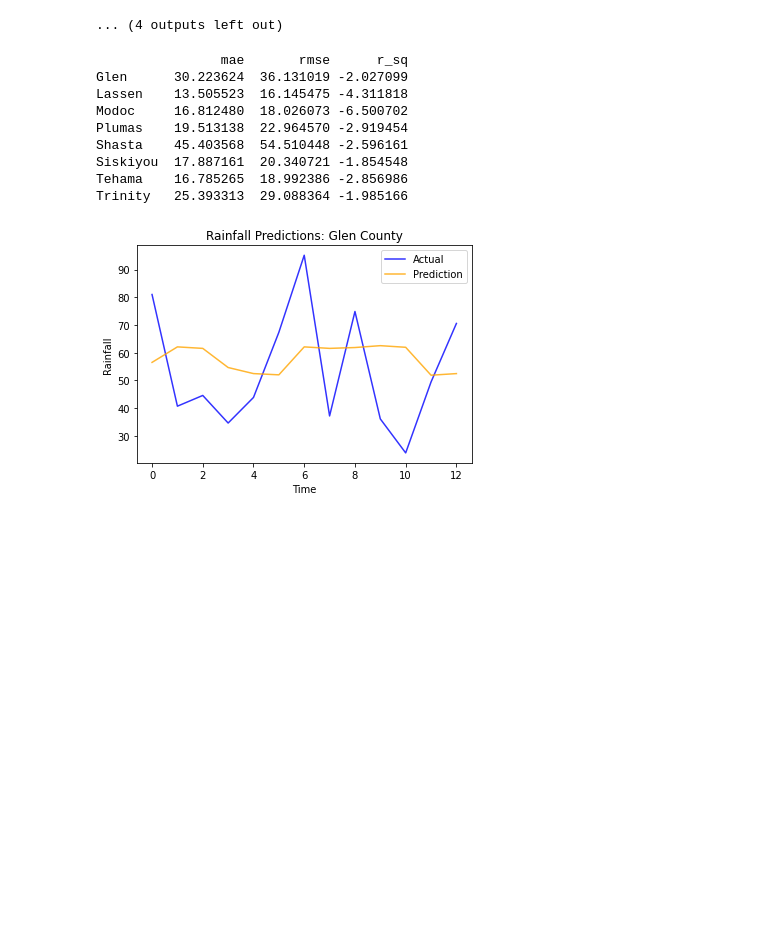
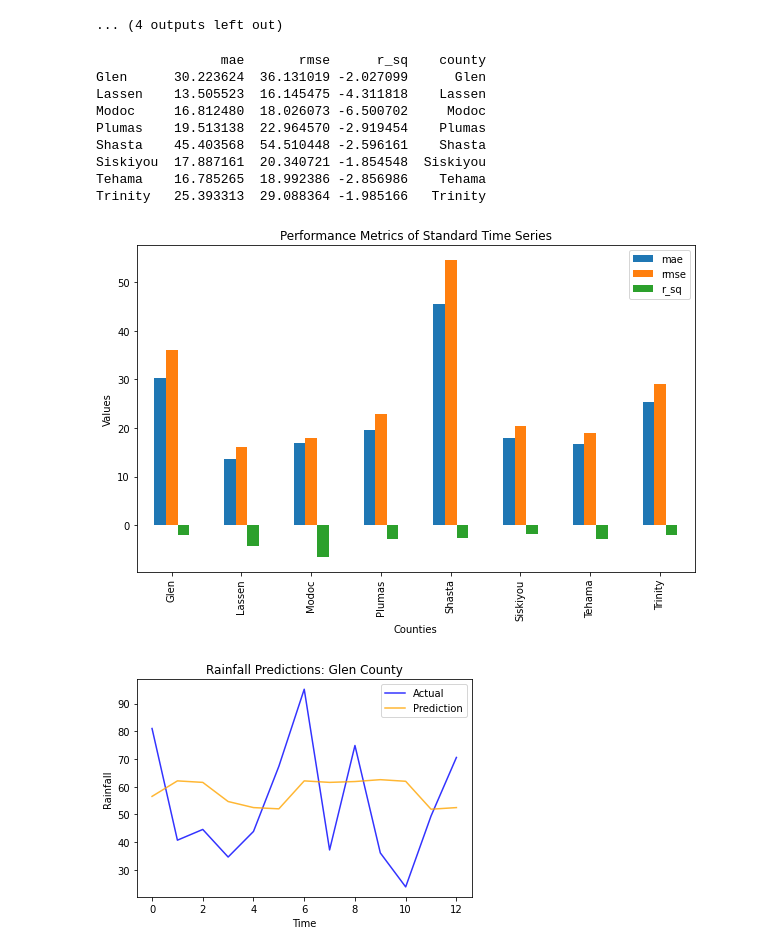
Before and after one commit to ria-bhandari/ECS_171_Project_FQ-24, a Jupyter notebook: Scripts/model_development2 copy.ipynb, the cells around one changed output. Drawn from its saved outputs; the diff is of its cells as text; code cells hidden in the pictures; blank space fills up the shorter version.

Commit message:
Added Bar Plots for XGBoost and Standard Time Series

```diff
--- a/Scripts/model_development2 copy.ipynb
+++ b/Scripts/model_development2 copy.ipynb
@@ -224,17 +224,30 @@ for station in list(grouped_data):
 # %%
 new_df_ts = pd.DataFrame(errors_list_ts, columns = ['mae', 'rmse', 'r_sq'])
 new_df_ts.index = station_names
+new_df_ts['county'] = new_df_ts.index
 print(new_df_ts)
 # %% [output]
-                mae       rmse      r_sq
-Glen      30.223624  36.131019 -2.027099
-Lassen    13.505523  16.145475 -4.311818
-Modoc     16.812480  18.026073 -6.500702
-Plumas    19.513138  22.964570 -2.919454
-Shasta    45.403568  54.510448 -2.596161
-Siskiyou  17.887161  20.340721 -1.854548
-Tehama    16.785265  18.992386 -2.856986
-Trinity   25.393313  29.088364 -1.985166
+                mae       rmse      r_sq    county
+Glen      30.223624  36.131019 -2.027099      Glen
+Lassen    13.505523  16.145475 -4.311818    Lassen
+Modoc     16.812480  18.026073 -6.500702     Modoc
+Plumas    19.513138  22.964570 -2.919454    Plumas
+Shasta    45.403568  54.510448 -2.596161    Shasta
+Siskiyou  17.887161  20.340721 -1.854548  Siskiyou
+Tehama    16.785265  18.992386 -2.856986    Tehama
+Trinity   25.393313  29.088364 -1.985166   Trinity
+# %%
+new_df_ts.plot(x='county', y=['mae', 'rmse', 'r_sq'], kind='bar', figsize=(10, 6))
+
+plt.xlabel('Counties')
+plt.ylabel('Values')
+plt.title('Performance Metrics of Standard Time Series')
+plt.legend()
+
+# Show plot
+plt.show()
+# %% [output]
+[figure, added]
 # %%
 # Creating lag features for time-series data
 def create_lag_features(data, lag_steps=1):
```
Also changed, not shown: parts of 6 cells of this notebook, 8 other files.
